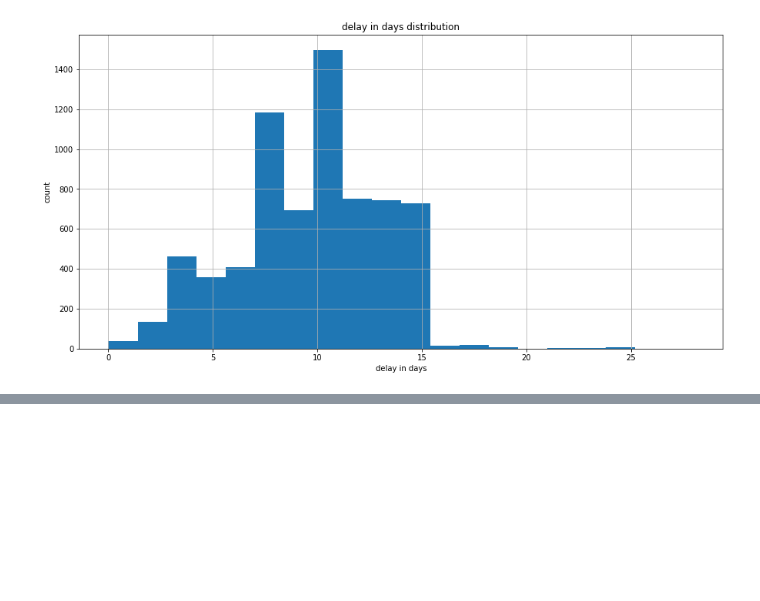
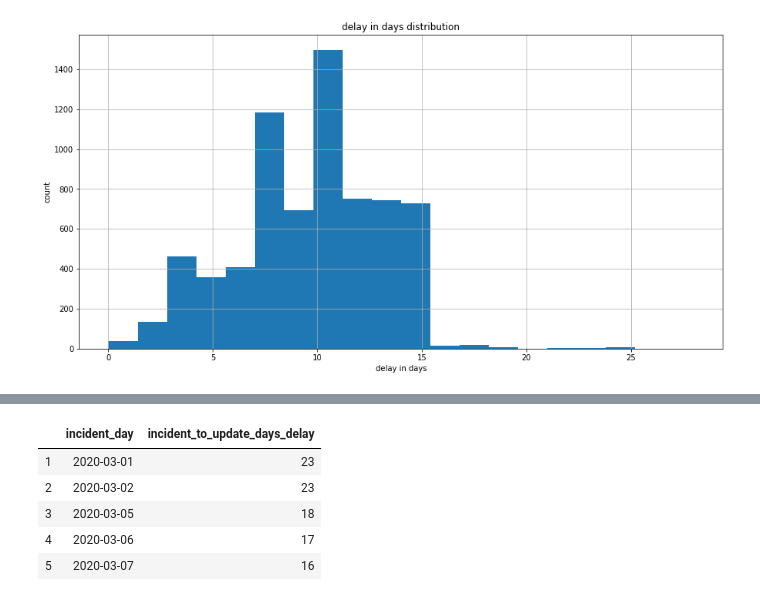
Before and after one commit to erez-aharonov/covid-19-israel-tracker, a Jupyter notebook: analysis.ipynb, the cells around one changed output, grey strips where cells are left out. Cells and saved outputs as stored; diff of their text form; code cells hidden in the pictures; blank space fills up the shorter version.

```diff
--- a/analysis.ipynb
+++ b/analysis.ipynb
@@ -245,0 +258,11 @@ Text(0, 0.5, 'count')
+# %%
+d = c['incident_to_update_days_delay']
+e = c[(d < 50) & (d >= 0)]
+e.head()
+# %% [output]
+|  | incident_day | incident_to_update_days_delay |
+| 1 | 2020-03-01 | 23 |
+| 2 | 2020-03-02 | 23 |
+| 3 | 2020-03-05 | 18 |
+| 4 | 2020-03-06 | 17 |
+| 5 | 2020-03-07 | 16 |
```
Also changed, not shown: parts of 4 cells of this notebook.
